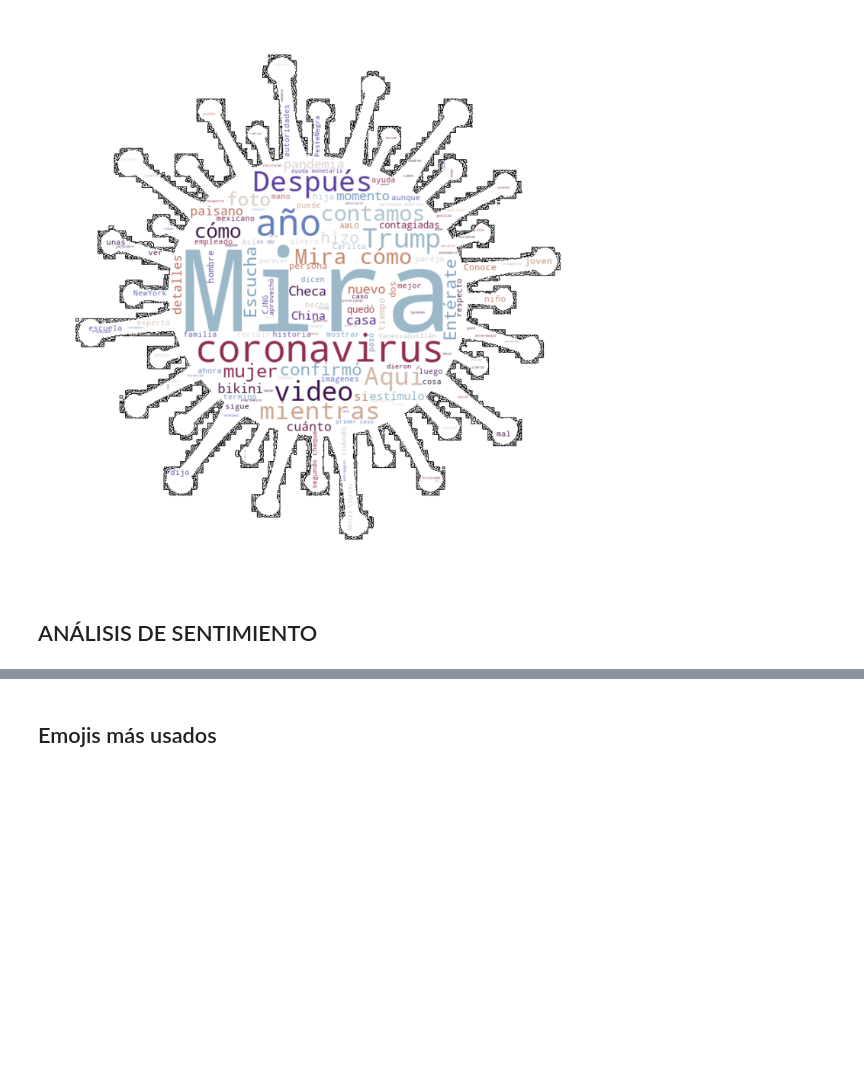
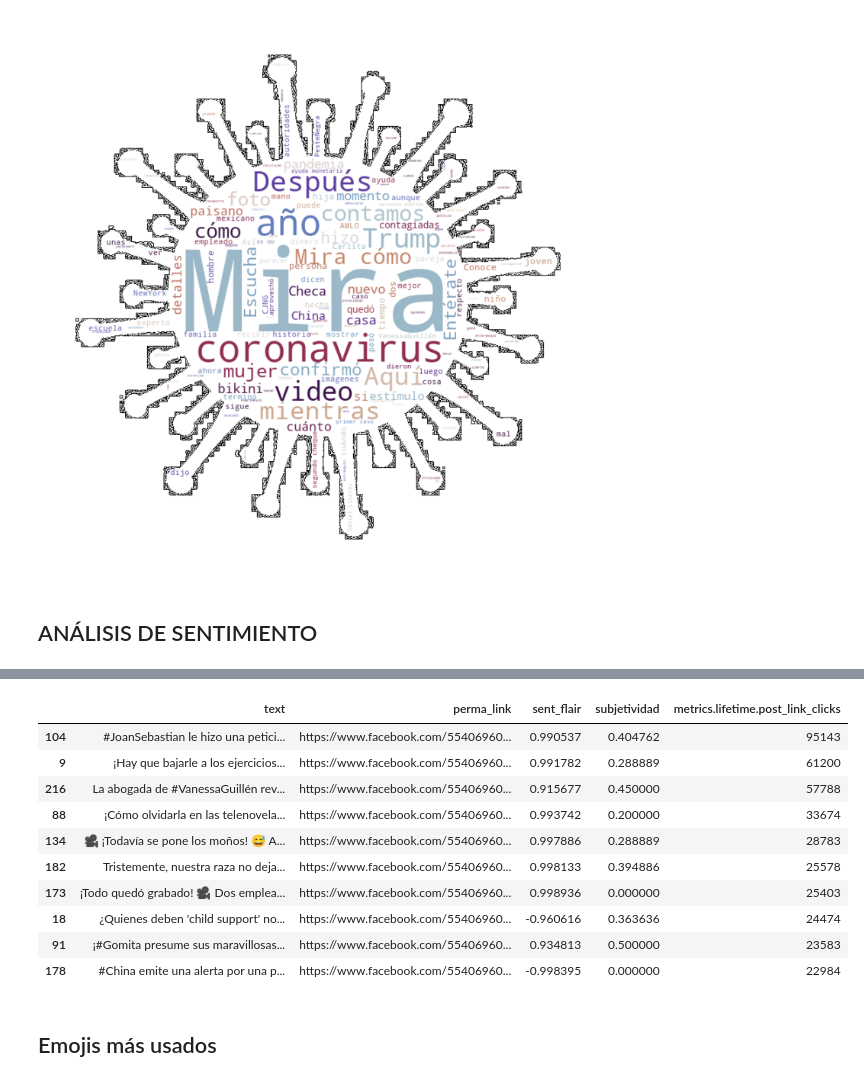
Before and after one commit to Danilo0221/NLP-Projects, a Jupyter notebook: Proyecto NLP/Proyecto NLP v6.ipynb, the cells around one changed output, grey strips where cells are left out. Cells and saved outputs as stored; diff of their text form; code cells hidden in the pictures; blank space fills up the shorter version.

```diff
--- a/Proyecto NLP/Proyecto NLP v6.ipynb
+++ b/Proyecto NLP/Proyecto NLP v6.ipynb
@@ -1513,3 +1571,17 @@ dfjul[['text', 'sent_flair']].sort_values('sent_flair')
+# %%
+dfjul[['text', 'perma_link', 'sent_flair', 'subjetividad', 'metrics.lifetime.post_link_clicks']].head(10)
+# %% [output]
+|  | text | perma_link | sent_flair | subjetividad | metrics.lifetime.post_link_clicks |
+| 104 | #JoanSebastian le hizo una petici... | https://www.facebook.com/55406960... | 0.990537 | 0.404762 | 95143 |
+| 9 | ¡Hay que bajarle a los ejercicios... | https://www.facebook.com/55406960... | 0.991782 | 0.288889 | 61200 |
+| 216 | La abogada de #VanessaGuillén rev... | https://www.facebook.com/55406960... | 0.915677 | 0.450000 | 57788 |
+| 88 | ¡Cómo olvidarla en las telenovela... | https://www.facebook.com/55406960... | 0.993742 | 0.200000 | 33674 |
+| 134 | 🎥 ¡Todavía se pone los moños! 😅 A... | https://www.facebook.com/55406960... | 0.997886 | 0.288889 | 28783 |
+| 182 | Tristemente, nuestra raza no deja... | https://www.facebook.com/55406960... | 0.998133 | 0.394886 | 25578 |
+| 173 | ¡Todo quedó grabado! 🎥 Dos emplea... | https://www.facebook.com/55406960... | 0.998936 | 0.000000 | 25403 |
+| 18 | ¿Quienes deben 'child support' no... | https://www.facebook.com/55406960... | -0.960616 | 0.363636 | 24474 |
+| 91 | ¡#Gomita presume sus maravillosas... | https://www.facebook.com/55406960... | 0.934813 | 0.500000 | 23583 |
+| 178 | #China emite una alerta por una p... | https://www.facebook.com/55406960... | -0.998395 | 0.000000 | 22984 |
 # %% [markdown]
 ## Emojis más usados
 # %%
```
Also changed, not shown: parts of 8 cells of this notebook.
